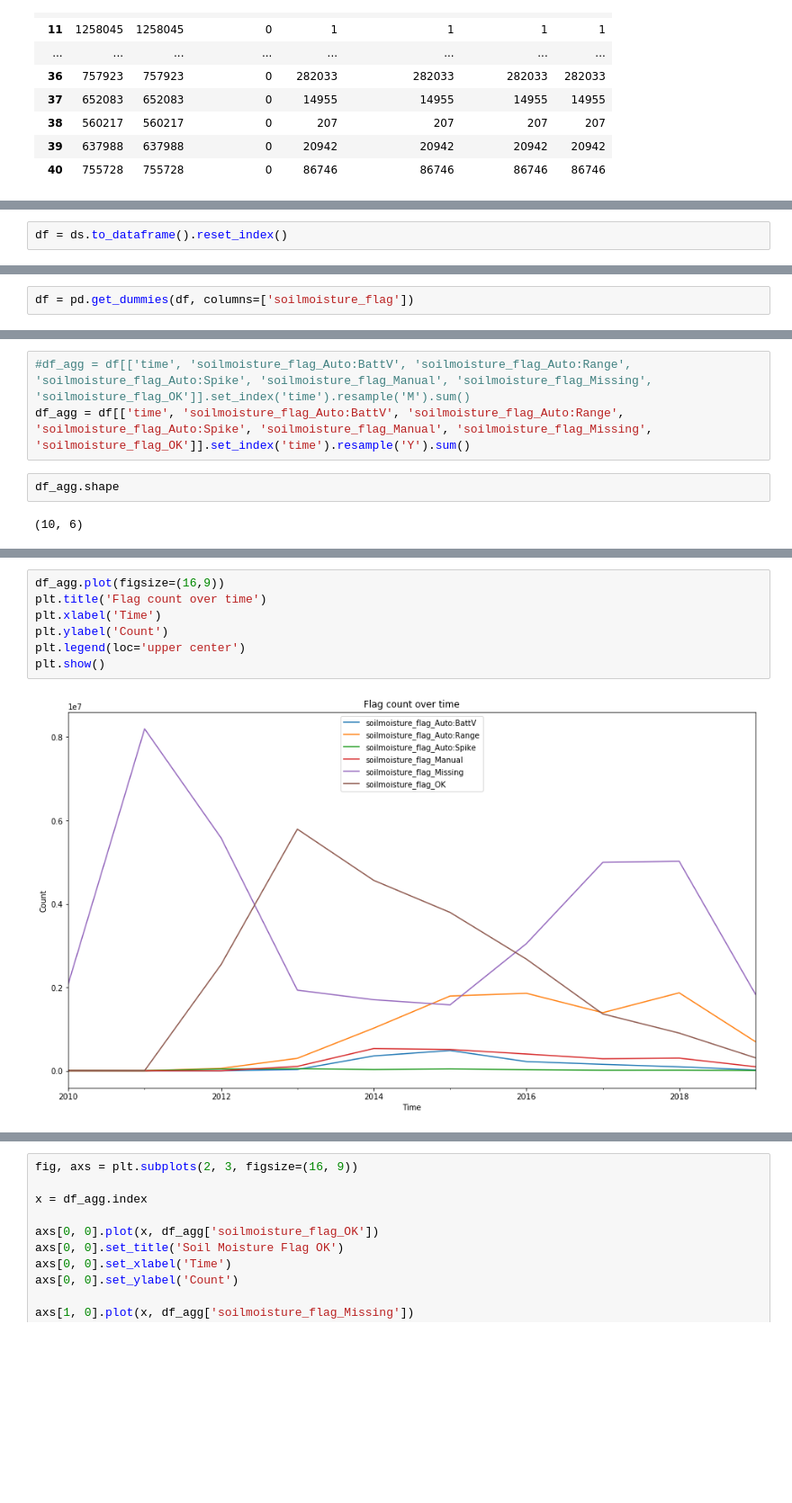
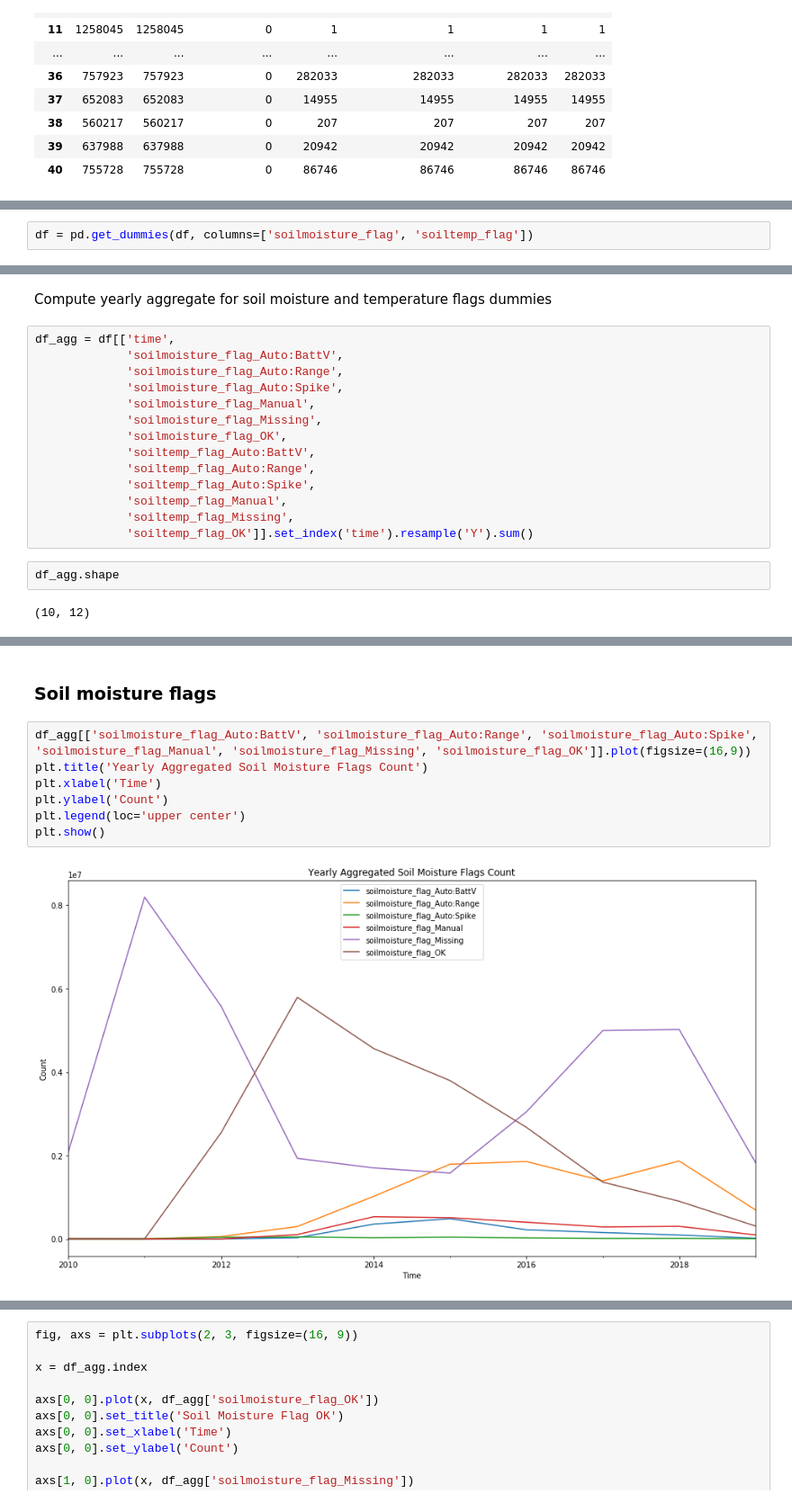
Before and after one commit to HIDA-Datathon/moisturemagic, a Jupyter notebook: 02_eda.ipynb, the cells around one changed output, grey strips where cells are left out. Shown: that part at 90% size. Saved outputs shown, nothing was run; the diff lists cells and outputs as text; blank space fills up the shorter version.

```diff
--- a/02_eda.ipynb
+++ b/02_eda.ipynb
@@ -297,2 +263,0 @@ plt.show()
-# %%
-df = ds.to_dataframe().reset_index()
@@ -299,3 +285,5 @@ df = ds.to_dataframe().reset_index()
+# %%
+df = pd.get_dummies(df, columns=['soilmoisture_flag', 'soiltemp_flag'])
 # %%
 df.shape
 # %% [output]
@@ -316,2 +299,0 @@ df.soilmoisture_flag = df.soilmoisture_flag.fillna('Missing')
-# %%
-df = pd.get_dummies(df, columns=['soilmoisture_flag'])
@@ -331,10 +300,23 @@ df.head()
+# %% [markdown]
+Compute yearly aggregate for soil moisture and temperature flags dummies
 # %%
-#df_agg = df[['time', 'soilmoisture_flag_Auto:BattV', 'soilmoisture_flag_Auto:Range', 'soilmoisture_flag_Auto:Spike', 'soilmoisture_flag_Manual', 'soilmoisture_flag_Missing', 'soilmoisture_flag_OK']].set_index('time').resample('M').sum()
-df_agg = df[['time', 'soilmoisture_flag_Auto:BattV', 'soilmoisture_flag_Auto:Range', 'soilmoisture_flag_Auto:Spike', 'soilmoisture_flag_Manual', 'soilmoisture_flag_Missing', 'soilmoisture_flag_OK']].set_index('time').resample('Y').sum()
+df_agg = df[['time',
+             'soilmoisture_flag_Auto:BattV',
+             'soilmoisture_flag_Auto:Range',
+             'soilmoisture_flag_Auto:Spike',
+             'soilmoisture_flag_Manual',
+             'soilmoisture_flag_Missing',
+             'soilmoisture_flag_OK',
+             'soiltemp_flag_Auto:BattV',
+             'soiltemp_flag_Auto:Range',
+             'soiltemp_flag_Auto:Spike',
+             'soiltemp_flag_Manual',
+             'soiltemp_flag_Missing',
+             'soiltemp_flag_OK']].set_index('time').resample('Y').sum()
 # %%
 df_agg.shape
 # %% [output]
-(10, 6)
+(10, 12)
 # %%
 df_agg.head()
 # %% [output]
@@ -345,13 +327,15 @@ df_agg.head()
 | 2012-12-31 | 0.0 | 55283.0 | 39504.0 | 0.0 | ... |
 | 2013-12-31 | 28494.0 | 296965.0 | 46672.0 | 103405.0 | ... |
 | 2014-12-31 | 354120.0 | 1019652.0 | 28034.0 | 531482.0 | ... |
+# %% [markdown]
+### Soil moisture flags
 # %%
-df_agg.plot(figsize=(16,9))
-plt.title('Flag count over time')
+df_agg[['soilmoisture_flag_Auto:BattV', 'soilmoisture_flag_Auto:Range', 'soilmoisture_flag_Auto:Spike', 'soilmoisture_flag_Manual', 'soilmoisture_flag_Missing', 'soilmoisture_flag_OK']].plot(figsize=(16,9))
+plt.title('Yearly Aggregated Soil Moisture Flags Count')
 plt.xlabel('Time')
 plt.ylabel('Count')
 plt.legend(loc='upper center')
 plt.show()
 # %% [output]
-[figure, old version]
+[figure, new version]
 # %%
```
Also changed, not shown: parts of 49 cells of this notebook.
